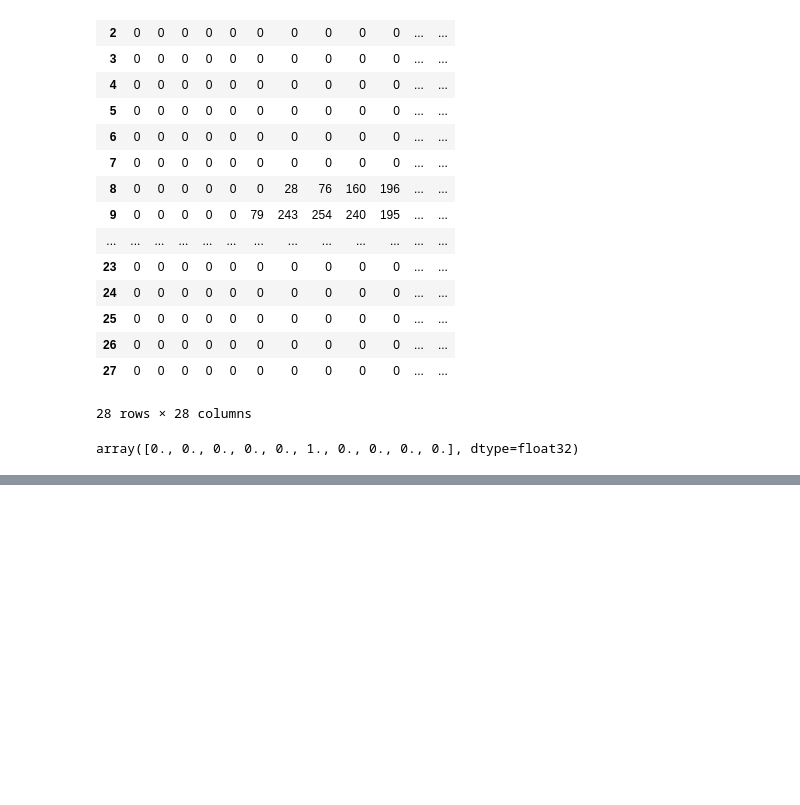
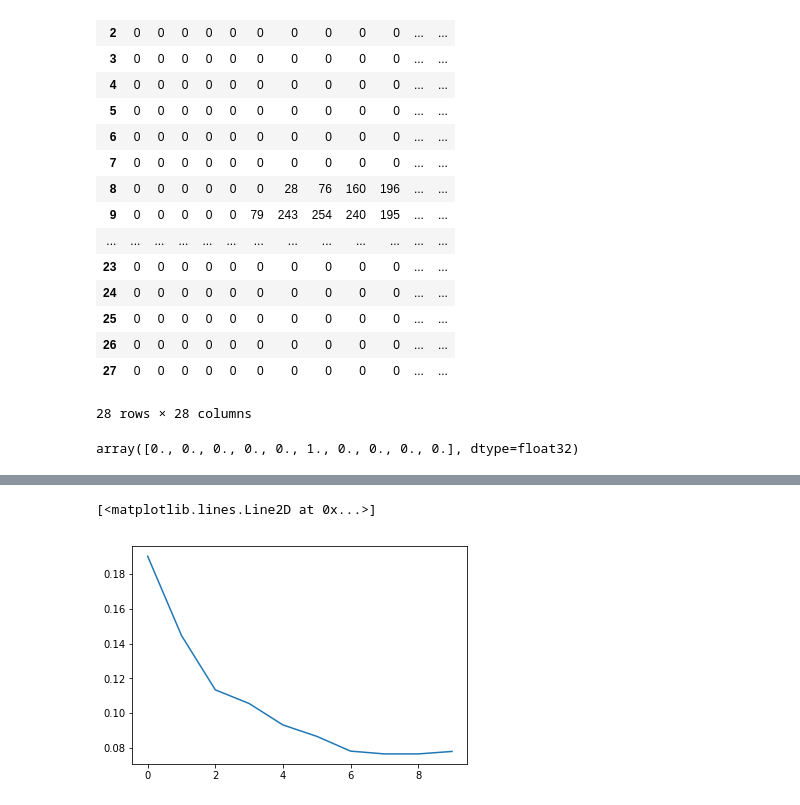
Before and after one commit to Elwing-Chou/taipeitechml, a Jupyter notebook: MLP.ipynb, the cells around one changed output, grey strips where cells are left out. Saved outputs shown, nothing was run; the diff lists cells and outputs as text; code cells hidden in the pictures; blank space fills up the shorter version.

```diff
--- a/MLP.ipynb
+++ b/MLP.ipynb
@@ -83,3 +83,18 @@ Total params: 101,770
 Trainable params: 101,770
 Non-trainable params: 0
 _________________________________________________________________
+# %%
+# 二元: binary_crossentropy
+# 多元: categorical_crossentropy
+model.compile(loss="categorical_crossentropy",
+              optimizer="adam",
+              metrics=["accuracy"])
+# %%
+# batch: 看幾筆作一次梯度下降(100 - 200)
+# epoch: 課文要抄幾遍
+# ?次更新: 60000 * 10 / 200
+train_history = model.fit(x_train_shape, y_train_cat,
+                         validation_split=0.1,
+                         batch_size=200,
+                         epochs=10,
+                         verbose=2)
@@ -85,0 +119,6 @@ _________________________________________________________________
+# %%
+ys = train_history.history["val_loss"]
+plt.plot(ys)
+# %% [output]
+[<matplotlib.lines.Line2D at 0x...>]
+[figure, added]
```
Also changed, not shown: parts of 3 cells of this notebook.
